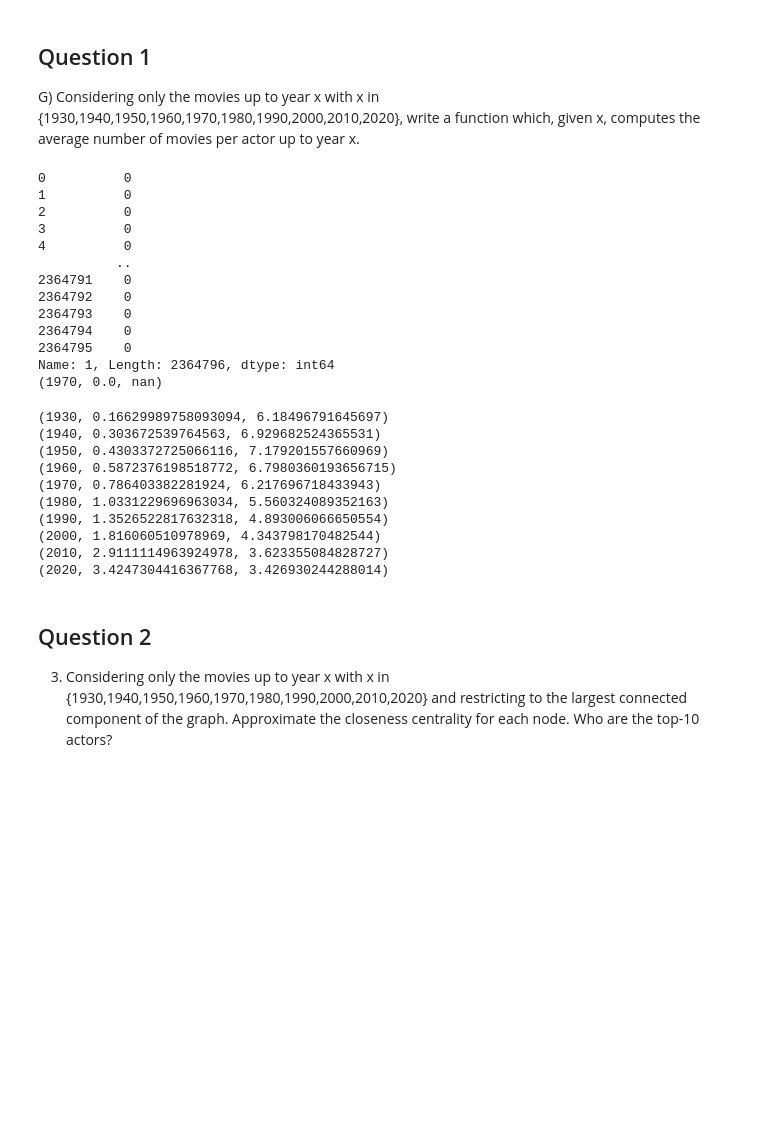
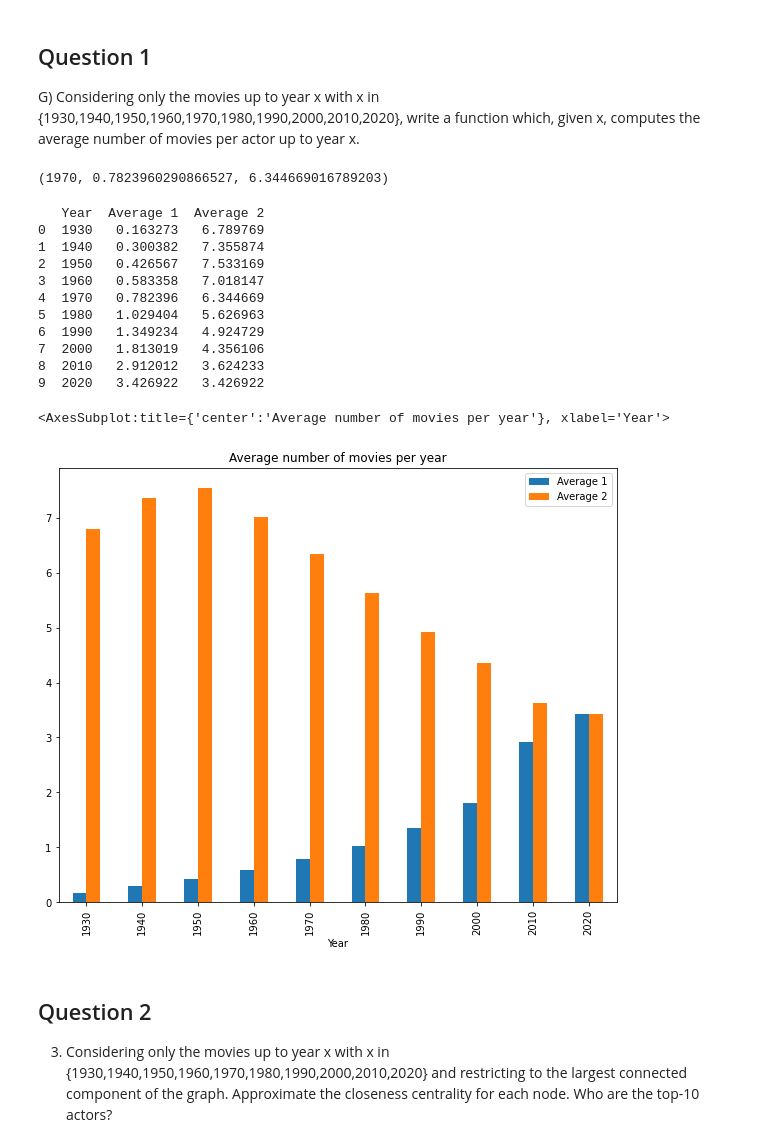
Before and after one commit to wedrid/IMDB_explore, a Jupyter notebook: project.ipynb, the cells around one changed output. Cells and saved outputs as stored; diff of their text form; code cells hidden in the pictures; blank space fills up the shorter version.

Commit message:
data harvest

```diff
--- a/project.ipynb
+++ b/project.ipynb
@@ -215,36 +201,32 @@ def avgMoviesPerActorUpToYear(graph, act_nodes, mv_nodes, year):
     return sol
 
     #print(a)
-# %%
-print(avgMoviesPerActorUpToYear(G, actor_nodes, movies_nodes, 1970))
-# %% [output]
-0          0
-1          0
-2          0
-3          0
-4          0
-          ..
-2364791    0
-2364792    0
-2364793    0
-2364794    0
-2364795    0
-Name: 1, Length: 2364796, dtype: int64
-(1970, 0.0, nan)
+# %%
+print(avgMoviesPerActorUpToYear(G, actor_nodes, movies_nodes, 1970))
+# %% [output]
+(1970, 0.7823960290866527, 6.344669016789203)
 # %%
-for year in range(1930, 2021, 10):
-    print(avgMoviesPerActorUpToYear(G, actor_nodes, movies_nodes, year))
+q1_results = []
+for year in tqdm(range(1930, 2021, 10)):
+    q1_results.append(avgMoviesPerActorUpToYear(G, actor_nodes, movies_nodes, year))
-# %% [output]
-(1930, 0.16629989758093094, 6.18496791645697)
-(1940, 0.303672539764563, 6.929682524365531)
-(1950, 0.4303372725066116, 7.179201557660969)
-(1960, 0.5872376198518772, 6.7980360193656715)
-(1970, 0.786403382281924, 6.217696718433943)
-(1980, 1.0331229696963034, 5.560324089352163)
-(1990, 1.3526522817632318, 4.893006066650554)
-(2000, 1.816060510978969, 4.343798170482544)
-(2010, 2.9111114963924978, 3.623355084828727)
-(2020, 3.4247304416367768, 3.426930244288014)
+# %%
+q1_df = pd.DataFrame(q1_results).rename(columns={0: "Year", 1: "Average 1", 2: "Average 2"})
+print(q1_df)
+q1_df.plot.bar(x="Year", y=["Average 1", "Average 2"], title="Average number of movies per year", figsize=(10,8))
+# %% [output]
+   Year  Average 1  Average 2
+0  1930   0.163273   6.789769
+1  1940   0.300382   7.355874
+2  1950   0.426567   7.533169
+3  1960   0.583358   7.018147
+4  1970   0.782396   6.344669
+5  1980   1.029404   5.626963
+6  1990   1.349234   4.924729
+7  2000   1.813019   4.356106
+8  2010   2.912012   3.624233
+9  2020   3.426922   3.426922
+<AxesSubplot:title={'center':'Average number of movies per year'}, xlabel='Year'>
+[figure, added]
 # %% [markdown]
 ## Question 2
 3) Considering only the movies up to year x with x in {1930,1940,1950,1960,1970,1980,1990,2000,2010,2020} and restricting to the largest connected component of the graph. Approximate the closeness centrality for each node. Who are the top-10 actors?
```
Also changed, not shown: parts of 31 cells of this notebook.
